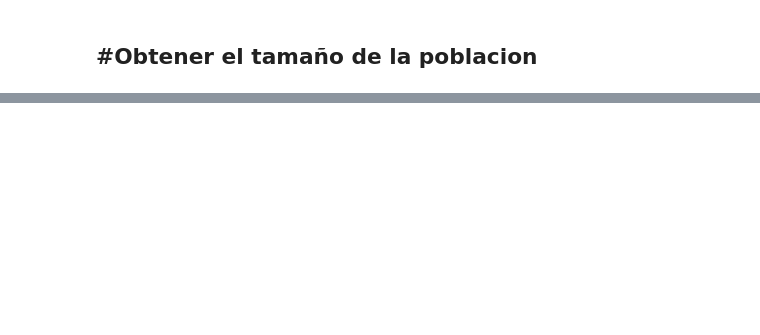
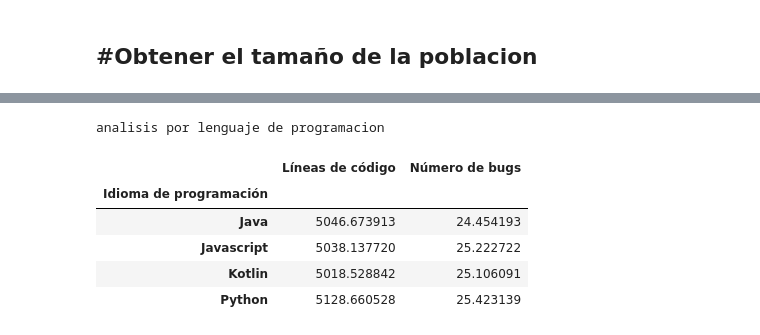
Before and after one commit to 1103050311/utt-luis-ramirez-probabilidad-y-estadistica-2-a-student-diary-first-week-Template-Student-Diary, a Jupyter notebook: APUNTES_PROBABILIDAD_Y_ESTADISTICA.ipynb, the cells around one changed output, grey strips where cells are left out. Saved outputs shown, nothing was run; the diff lists cells and outputs as text; code cells hidden in the pictures; blank space fills up the shorter version.

```diff
--- a/APUNTES_PROBABILIDAD_Y_ESTADISTICA.ipynb
+++ b/APUNTES_PROBABILIDAD_Y_ESTADISTICA.ipynb
@@ -158,0 +226,12 @@ SyntaxError: Missing parentheses in call to 'print'. Did you mean print(...)? (<
+# %%
+gruop_analysis = grouped_by_dev_lenguage[['Líneas de código','Número de bugs']].mean()
+print("analisis por lenguaje de programacion")
+display(gruop_analysis)
+# %% [output]
+analisis por lenguaje de programacion
+|  | Líneas de código | Número de bugs |
+| Idioma de programación |  |  |
+| Java | 5046.673913 | 24.454193 |
+| Javascript | 5038.137720 | 25.222722 |
+| Kotlin | 5018.528842 | 25.106091 |
+| Python | 5128.660528 | 25.423139 |
```
Also changed, not shown: parts of 14 cells of this notebook.
